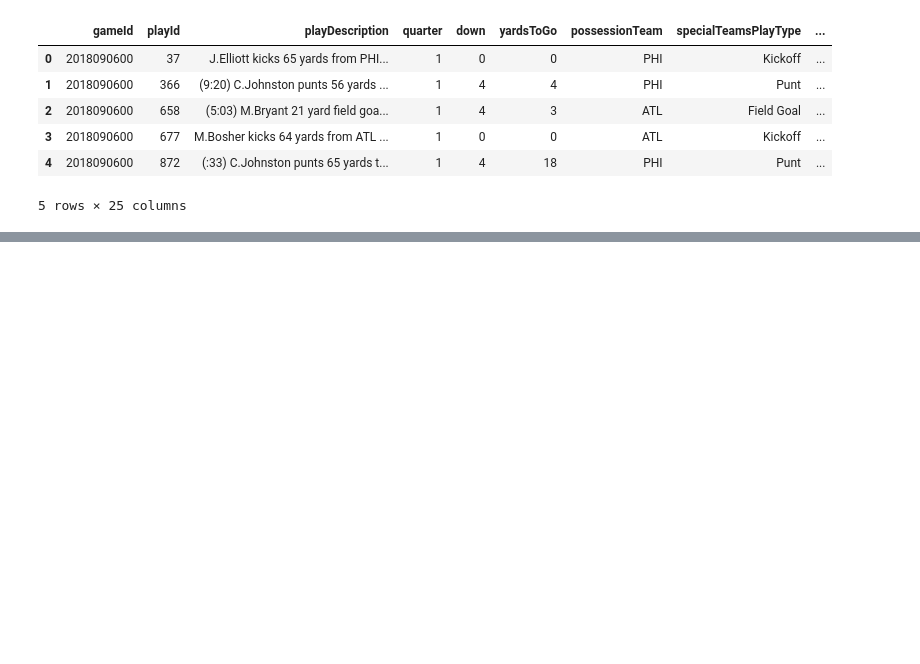
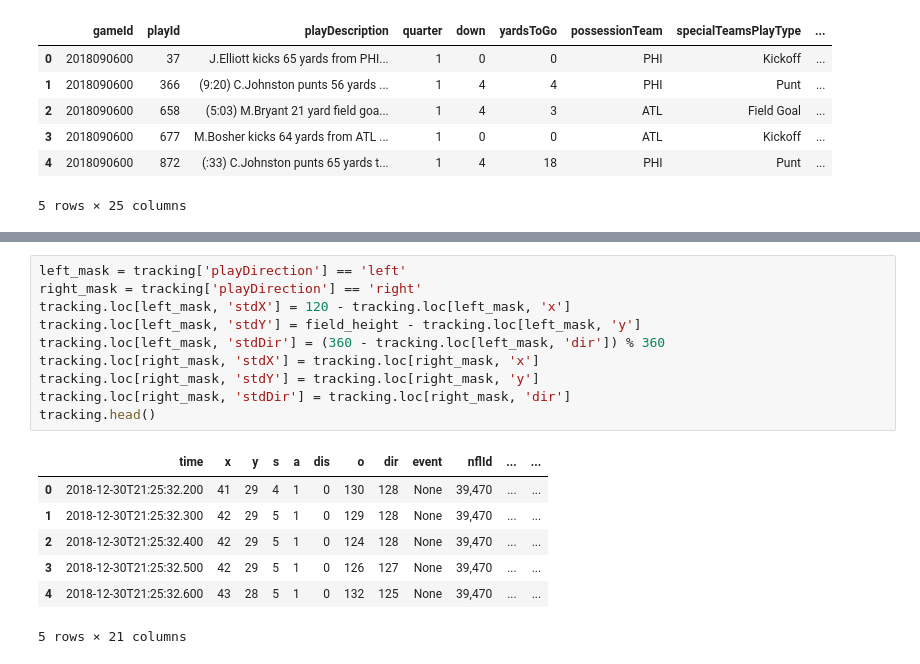
Before and after one commit to icowen/big-data-bowl-2022, a Jupyter notebook: eda.ipynb, the cells around one changed output, grey strips where cells are left out. Cells and saved outputs as stored; diff of their text form; blank space fills up the shorter version.

```diff
--- a/eda.ipynb
+++ b/eda.ipynb
@@ -112,0 +120,18 @@ animate_play(2018090600, 366)
+# %%
+left_mask = tracking['playDirection'] == 'left'
+right_mask = tracking['playDirection'] == 'right'
+tracking.loc[left_mask, 'stdX'] = 120 - tracking.loc[left_mask, 'x']
+tracking.loc[left_mask, 'stdY'] = field_height - tracking.loc[left_mask, 'y']
+tracking.loc[left_mask, 'stdDir'] = (360 - tracking.loc[left_mask, 'dir']) % 360
+tracking.loc[right_mask, 'stdX'] = tracking.loc[right_mask, 'x']
+tracking.loc[right_mask, 'stdY'] = tracking.loc[right_mask, 'y']
+tracking.loc[right_mask, 'stdDir'] = tracking.loc[right_mask, 'dir']
+tracking.head()
+# %% [output]
+|  | time | x | y | s | a | dis | o | dir | event | nflId | ... | ... |
+| 0 | 2018-12-30T21:25:32.200 | 41 | 29 | 4 | 1 | 0 | 130 | 128 | None | 39,470 | ... | ... |
+| 1 | 2018-12-30T21:25:32.300 | 42 | 29 | 5 | 1 | 0 | 129 | 128 | None | 39,470 | ... | ... |
+| 2 | 2018-12-30T21:25:32.400 | 42 | 29 | 5 | 1 | 0 | 124 | 128 | None | 39,470 | ... | ... |
+| 3 | 2018-12-30T21:25:32.500 | 42 | 29 | 5 | 1 | 0 | 126 | 127 | None | 39,470 | ... | ... |
+| 4 | 2018-12-30T21:25:32.600 | 43 | 28 | 5 | 1 | 0 | 132 | 125 | None | 39,470 | ... | ... |
+5 rows × 21 columns
```
Also changed, not shown: parts of 19 cells of this notebook, 3 other files.
